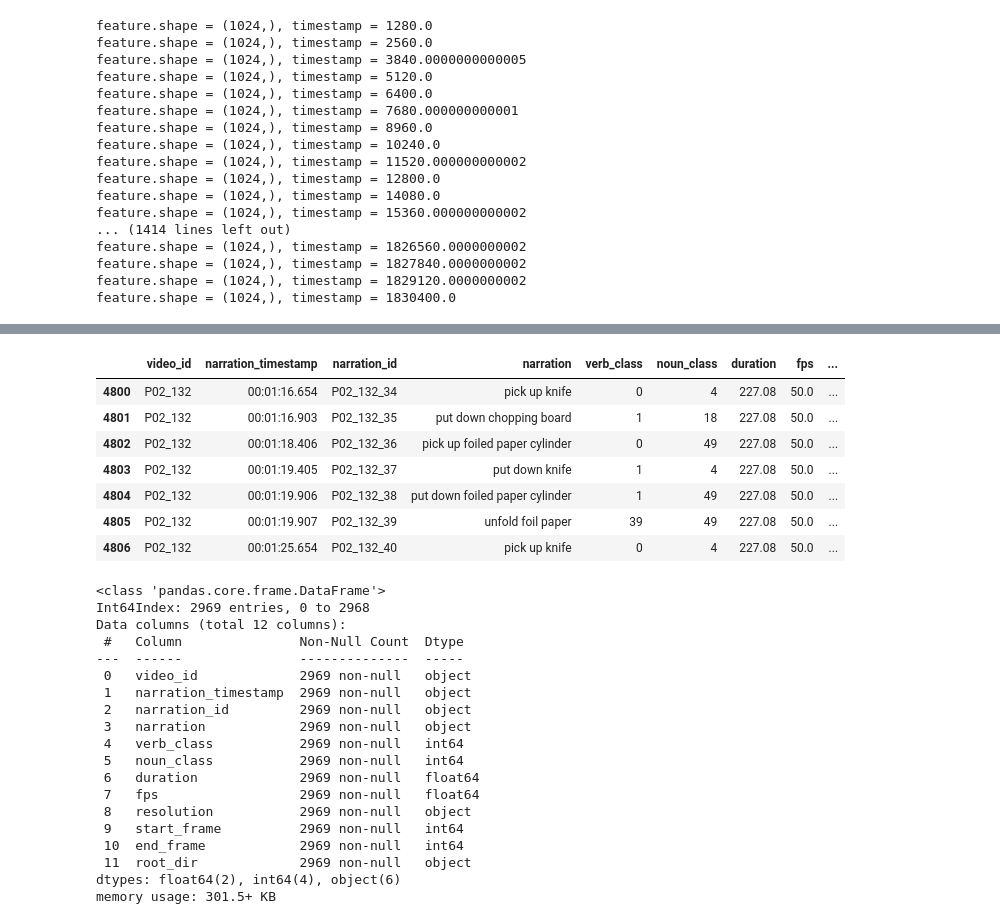
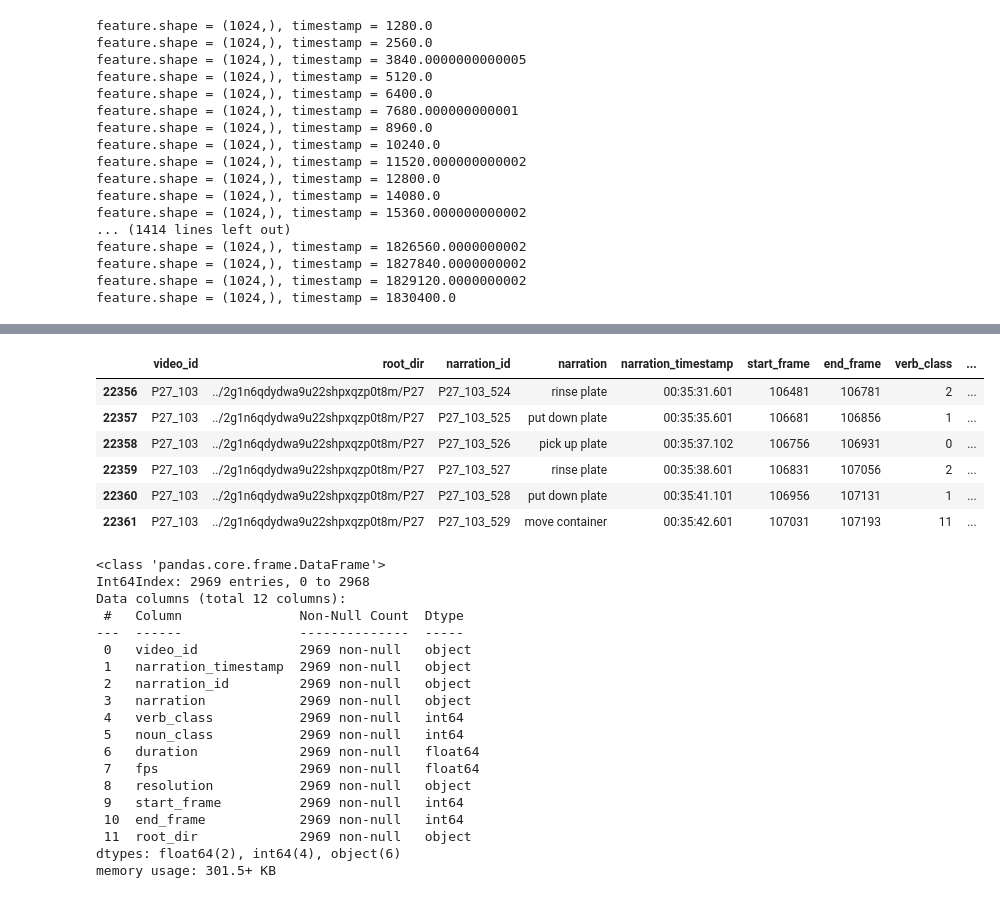
Before and after one commit to BarunKGP/HAAR, a Jupyter notebook: src/scratch/feature_extraction.ipynb, the cells around one changed output, grey strips where cells are left out. Cells and saved outputs as stored; diff of their text form; code cells hidden in the pictures.

```diff
--- a/src/scratch/feature_extraction.ipynb
+++ b/src/scratch/feature_extraction.ipynb
@@ -102,14 +90,13 @@ df[df.end_frame - df.start_frame < 1]
-# %%
-df.iloc[4800:4807]
-# %% [output]
-|  | video_id | narration_timestamp | narration_id | narration | verb_class | noun_class | duration | fps | ... |
-| 4800 | P02_132 | 00:01:16.654 | P02_132_34 | pick up knife | 0 | 4 | 227.08 | 50.0 | ... |
-| 4801 | P02_132 | 00:01:16.903 | P02_132_35 | put down chopping board | 1 | 18 | 227.08 | 50.0 | ... |
-| 4802 | P02_132 | 00:01:18.406 | P02_132_36 | pick up foiled paper cylinder | 0 | 49 | 227.08 | 50.0 | ... |
-| 4803 | P02_132 | 00:01:19.405 | P02_132_37 | put down knife | 1 | 4 | 227.08 | 50.0 | ... |
-| 4804 | P02_132 | 00:01:19.906 | P02_132_38 | put down foiled paper cylinder | 1 | 49 | 227.08 | 50.0 | ... |
-| 4805 | P02_132 | 00:01:19.907 | P02_132_39 | unfold foil paper | 39 | 49 | 227.08 | 50.0 | ... |
-| 4806 | P02_132 | 00:01:25.654 | P02_132_40 | pick up knife | 0 | 4 | 227.08 | 50.0 | ... |
+# %%
+df.iloc[22359-3:22359+3]
+# %% [output]
+|  | video_id | root_dir | narration_id | narration | narration_timestamp | start_frame | end_frame | verb_class | ... |
+| 22356 | P27_103 | ../2g1n6qdydwa9u22shpxqzp0t8m/P27 | P27_103_524 | rinse plate | 00:35:31.601 | 106481 | 106781 | 2 | ... |
+| 22357 | P27_103 | ../2g1n6qdydwa9u22shpxqzp0t8m/P27 | P27_103_525 | put down plate | 00:35:35.601 | 106681 | 106856 | 1 | ... |
+| 22358 | P27_103 | ../2g1n6qdydwa9u22shpxqzp0t8m/P27 | P27_103_526 | pick up plate | 00:35:37.102 | 106756 | 106931 | 0 | ... |
+| 22359 | P27_103 | ../2g1n6qdydwa9u22shpxqzp0t8m/P27 | P27_103_527 | rinse plate | 00:35:38.601 | 106831 | 107056 | 2 | ... |
+| 22360 | P27_103 | ../2g1n6qdydwa9u22shpxqzp0t8m/P27 | P27_103_528 | put down plate | 00:35:41.101 | 106956 | 107131 | 1 | ... |
+| 22361 | P27_103 | ../2g1n6qdydwa9u22shpxqzp0t8m/P27 | P27_103_529 | move container | 00:35:42.601 | 107031 | 107193 | 11 | ... |
 # %%
 df_val = read_pickle('data/val100_mod.pkl')
 df_val.info()
```
Also changed, not shown: parts of 3 cells of this notebook, 4 other files.
